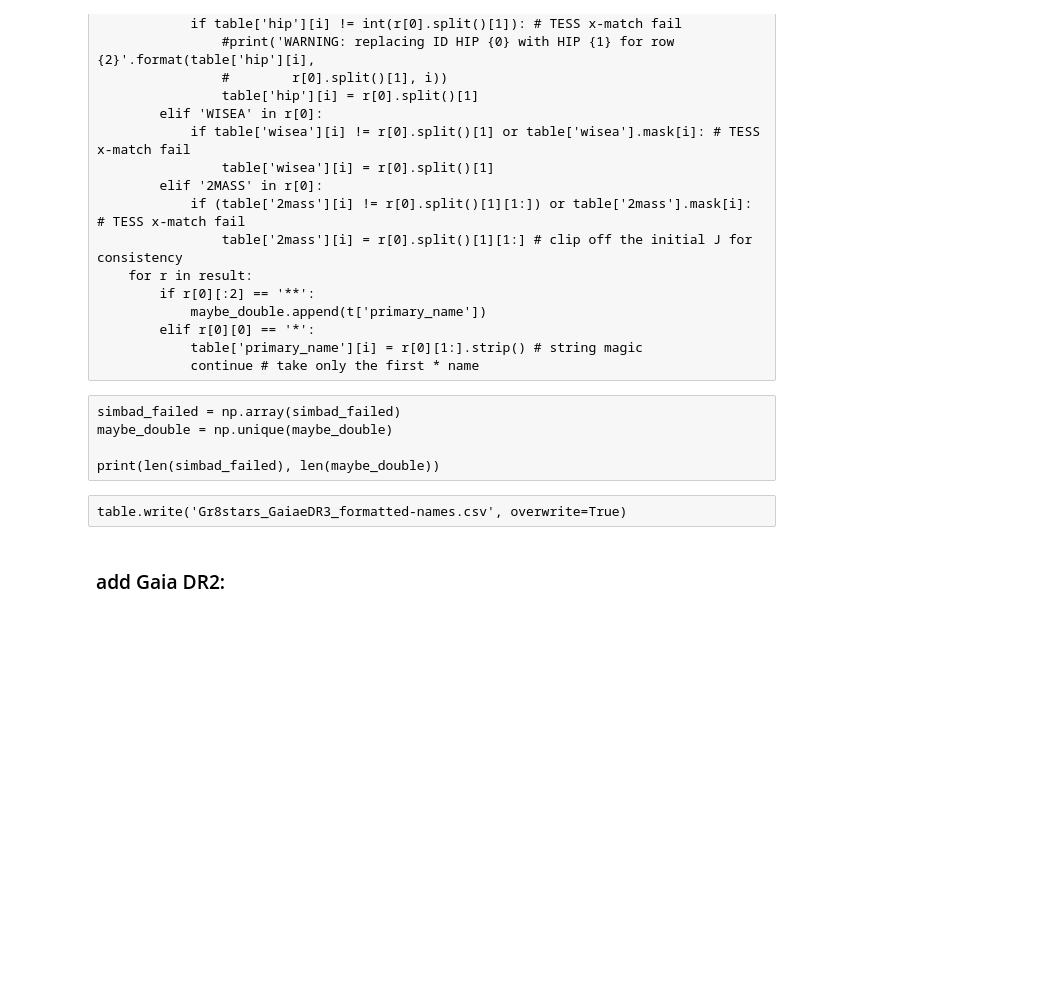
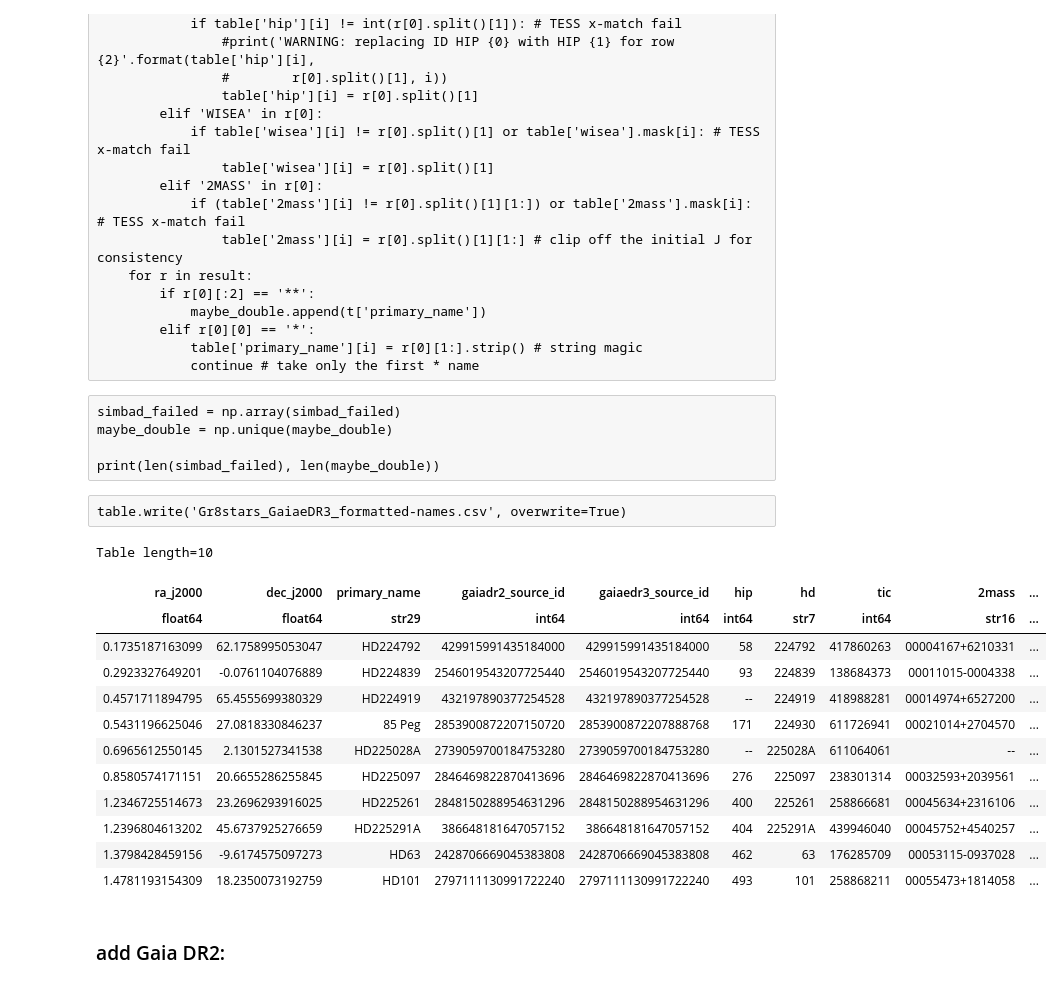
Before and after one commit to megbedell/gr8stars, a Jupyter notebook: data_munging.ipynb, the cells around one changed output. Saved outputs shown, nothing was run; the diff lists cells and outputs as text; code cells hidden in the pictures; blank space fills up the shorter version.

```diff
--- a/data_munging.ipynb
+++ b/data_munging.ipynb
@@ -30,13 +30,10 @@ table['primary_name'] = sample['EDR3Name'] # CHANGE THIS LATER
 table['gaiadr2_source_id'] = sample['GAIA']
 table['gaiaedr3_source_id'] = sample['Source']
 table['hip'] = sample['HIP']
-#table['hip'][table['hip'] < 0] = np.nan # replace -1s with nans
 table.add_column(Column(name='hd', dtype='<U29', length=len(table)))
 table['tic'] = sample['TIC']
 table['2mass'] = sample['2MASS']
-table['2mass'][table['2mass']=='--'] = '' # replace --s with empty
 table['wisea'] = sample['WISEA']
-table['wisea'][table['wisea']=='--'] = '' # replace --s with empty
 # %%
 # gaia:
 table['ra'] = sample['RA_ICRS']
@@ -177,6 +174,27 @@ table2 = Table.read('Gr8stars_GaiaeDR3_formatted-names.csv')
 table2.sort(['ra_j2000','dec_j2000'])
 table['hd'] = table2['hd']
 table['primary_name'] = table2['primary_name']
+table['hip'] = table2['hip']
+table['2mass'] = table2['2mass']
+table['wisea'] = table2['wisea']
+# %%
+table['hip'] = MaskedColumn(table['hip'], mask=(table['hip'] <= 0))
+# %%
+table[0:10]
+# %% [output]
+Table length=10
+| ra_j2000 | dec_j2000 | primary_name | gaiadr2_source_id | gaiaedr3_source_id | hip | hd | tic | 2mass | ... |
+| float64 | float64 | str29 | int64 | int64 | int64 | str7 | int64 | str16 | ... |
+| 0.1735187163099 | 62.1758995053047 | HD224792 | 429915991435184000 | 429915991435184000 | 58 | 224792 | 417860263 | 00004167+6210331 | ... |
+| 0.2923327649201 | -0.0761104076889 | HD224839 | 2546019543207725440 | 2546019543207725440 | 93 | 224839 | 138684373 | 00011015-0004338 | ... |
+| 0.4571711894795 | 65.4555699380329 | HD224919 | 432197890377254528 | 432197890377254528 | -- | 224919 | 418988281 | 00014974+6527200 | ... |
+| 0.5431196625046 | 27.0818330846237 | 85 Peg | 2853900872207150720 | 2853900872207888768 | 171 | 224930 | 611726941 | 00021014+2704570 | ... |
+| 0.6965612550145 | 2.1301527341538 | HD225028A | 2739059700184753280 | 2739059700184753280 | -- | 225028A | 611064061 | -- | ... |
+| 0.8580574171151 | 20.6655286255845 | HD225097 | 2846469822870413696 | 2846469822870413696 | 276 | 225097 | 238301314 | 00032593+2039561 | ... |
+| 1.2346725514673 | 23.2696293916025 | HD225261 | 2848150288954631296 | 2848150288954631296 | 400 | 225261 | 258866681 | 00045634+2316106 | ... |
+| 1.2396804613202 | 45.6737925276659 | HD225291A | 386648181647057152 | 386648181647057152 | 404 | 225291A | 439946040 | 00045752+4540257 | ... |
+| 1.3798428459156 | -9.6174575097273 | HD63 | 2428706669045383808 | 2428706669045383808 | 462 | 63 | 176285709 | 00053115-0937028 | ... |
+| 1.4781193154309 | 18.2350073192759 | HD101 | 2797111130991722240 | 2797111130991722240 | 493 | 101 | 258868211 | 00055473+1814058 | ... |
 # %% [markdown]
 ### add Gaia DR2:
 # %%
```
Also changed, not shown: parts of 24 cells of this notebook, 1 other file.
